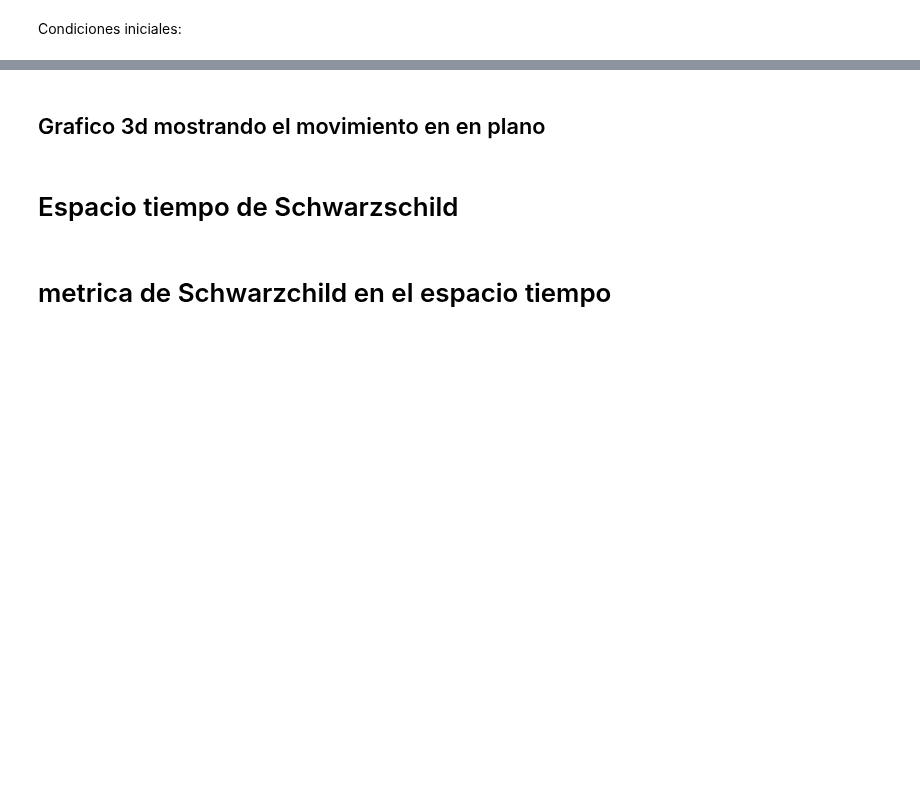
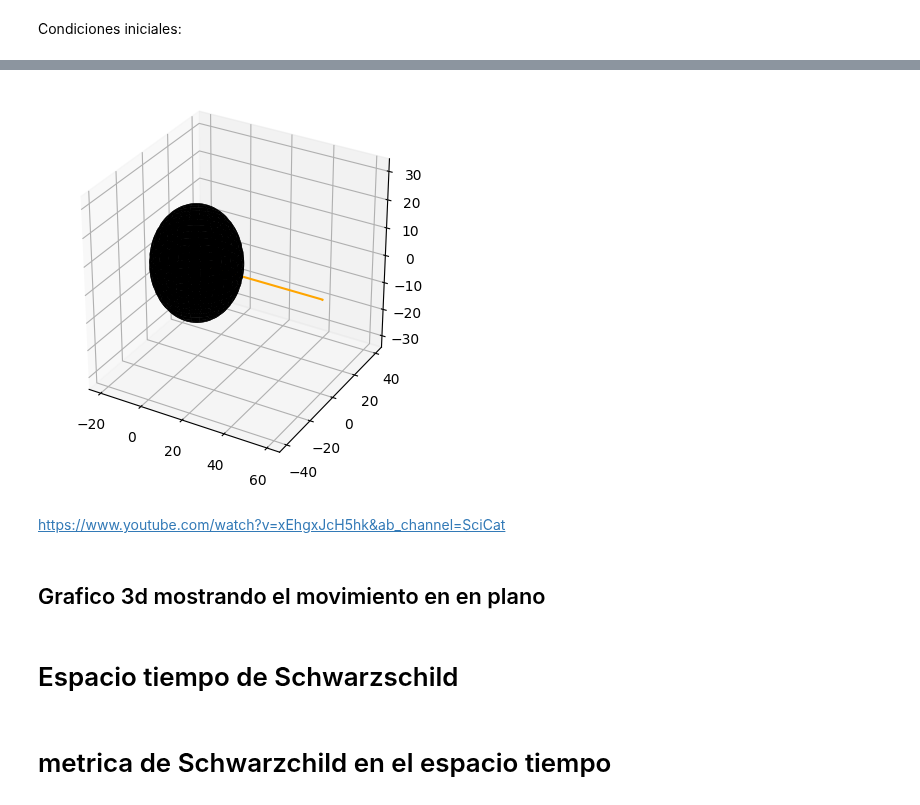
Before and after one commit to seap-udea/murray-dermott-action, a Jupyter notebook: General2B/Chapter-GeneralRelitivity.ipynb, the cells around one changed output, grey strips where cells are left out. Cells and saved outputs as stored; diff of their text form; code cells hidden in the pictures; blank space fills up the shorter version.

```diff
--- a/General2B/Chapter-GeneralRelitivity.ipynb
+++ b/General2B/Chapter-GeneralRelitivity.ipynb
@@ -458,0 +455,19 @@ ax.set_box_aspect([1,1,1])
+# %%
+t = 0
+r = 3*s
+fi = 0*np.pi/180
+teta = 90*np.pi/180
+v_r = 0
+v_teta = 0
+v_fi = 1
+v = (v_r**2 + v_teta**2 + v_fi**2)**0.5
+
+ut = 1/(1-s/r)
+ur = 1/(1-s/r)*v_r
+uq = 1/(1-s/r)*v_teta/r
+uf = 1/(1-s/r)*v_fi/(r*np.sin(teta))
+estado = [t, r, teta, fi, ut, ur, uq, uf]
+print(estado)
+v_r,v_teta,v_fi,v, ut,ur,uq,uf#mostrar valores cada calculo
+
+geo_edm(estado,0,s)
@@ -459,3 +484,25 @@ ax.set_box_aspect([1,1,1])
+# %%
+Ys = odeint(geo_edm, estado, lambs, args=(s,))
+rs = Ys[:,1]
+qs = Ys[:,2]
+fs = Ys[:,3]
+
+xs = rs*np.sin(qs)*np.cos(fs)
+ys = rs*np.sin(qs)*np.sin(fs)
+zs = rs*np.cos(qs)
+# %%
+fig=plt.figure()
+ax=fig.add_subplot(111,projection='3d')
+
+ax.plot(xs,ys,zs,'k-',color="orange")
+ax.plot([0], [0], [0], color='orange')
+ax.plot_surface(x, y, z, rstride=4, cstride=4, color='black')
+ax.axis("equal")
+ax.set_box_aspect([1,1,1])
+# %% [output]
+[figure, added]
+# %% [markdown]
+https://www.youtube.com/watch?v=xEhgxJcH5hk&ab_channel=SciCat
 # %%
 J = r**2*np.sin(teta)**2*dfi_dlamda
 J #metros
```
Also changed, not shown: parts of 7 cells of this notebook.
